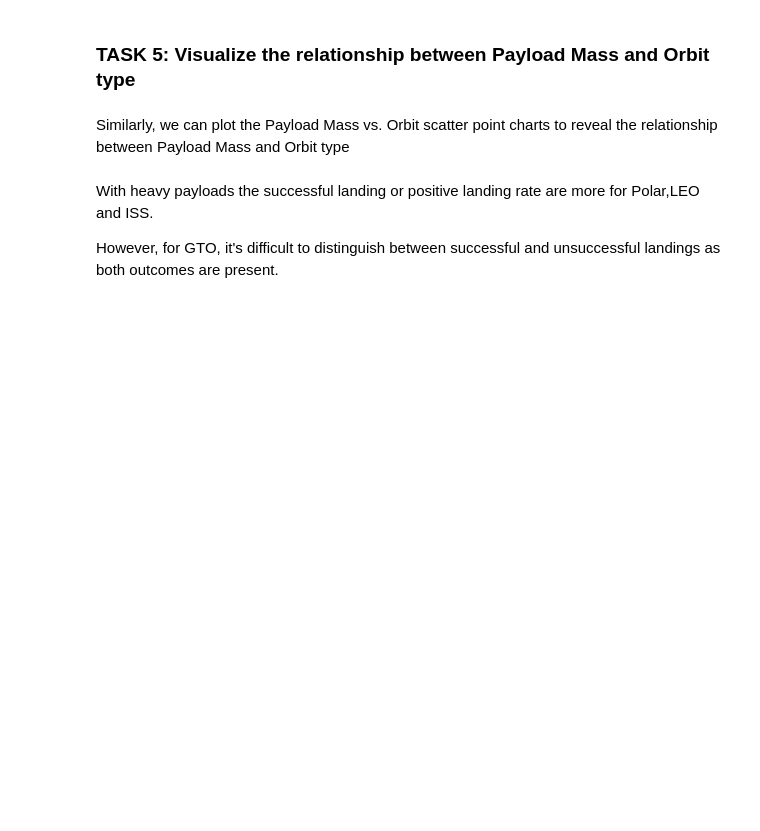
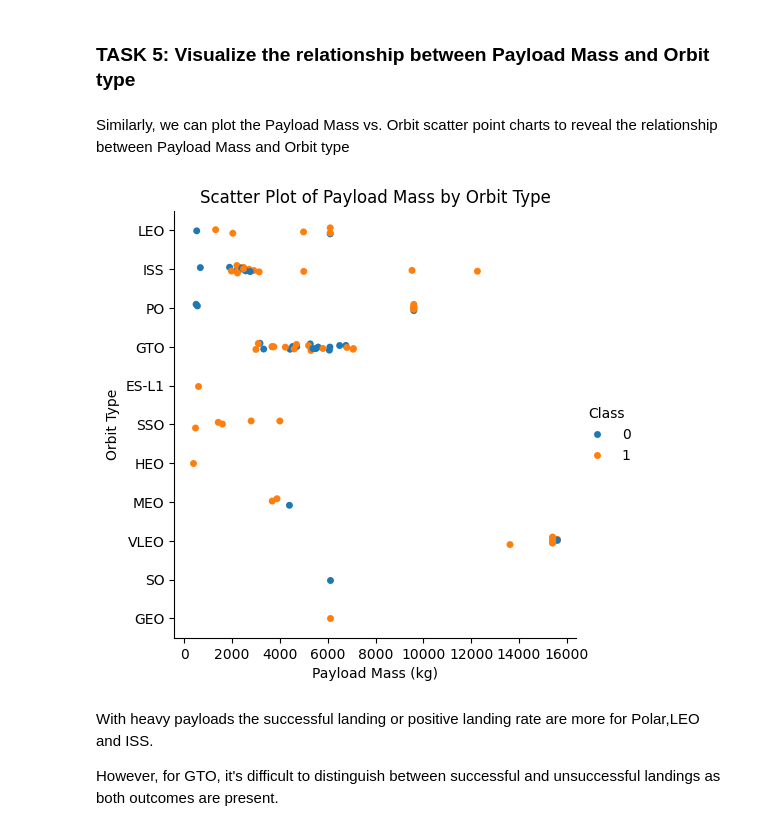
Before and after one commit to Justin-Thorpe/thorpej-ibm-capstone-coursework, a Jupyter notebook: module2-eda-with-visualization.ipynb, the cells around one changed output. Drawn from its saved outputs; the diff is of its cells as text; code cells hidden in the pictures; blank space fills up the shorter version.

```diff
--- a/module2-eda-with-visualization.ipynb
+++ b/module2-eda-with-visualization.ipynb
@@ -146,6 +161,13 @@ You can observe that in the LEO orbit, success seems to be related to the number
 Similarly, we can plot the Payload Mass vs. Orbit scatter point charts to reveal the relationship between Payload Mass and Orbit type
 # %%
 # Plot a scatter point chart with x axis to be Payload Mass and y axis to be the Orbit, and hue to be the class value
+sns.catplot(y="Orbit", x="PayloadMass", hue="Class", data=df)
+plt.title("Scatter Plot of Payload Mass by Orbit Type")
+plt.xlabel("Payload Mass (kg)",fontsize=10)
+plt.ylabel("Orbit Type",fontsize=10)
+plt.show()
+# %% [output]
+[figure, added]
 # %% [markdown]
 With heavy payloads the successful landing or positive landing rate are more for Polar,LEO and ISS.
 
```
Also changed, not shown: parts of 6 cells of this notebook, 2 other files.
